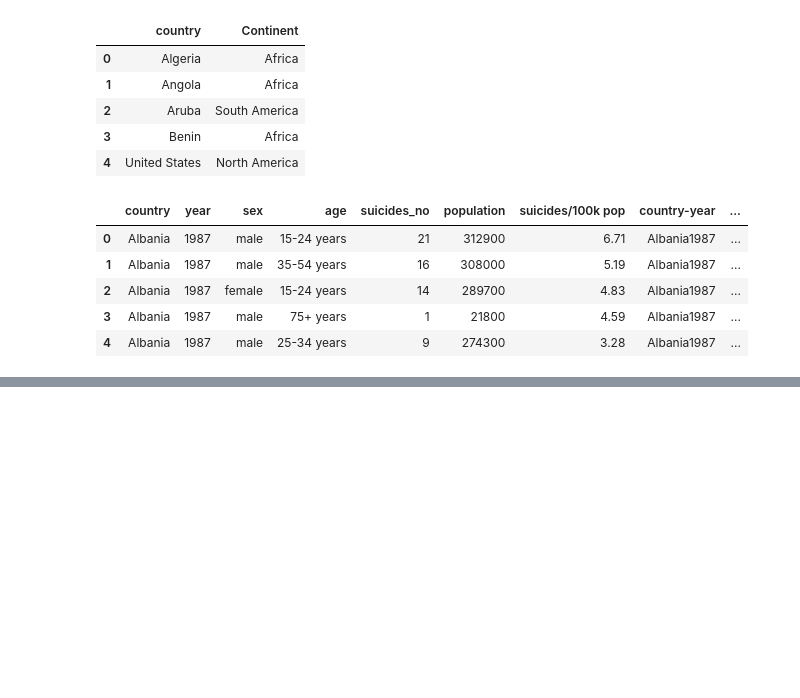
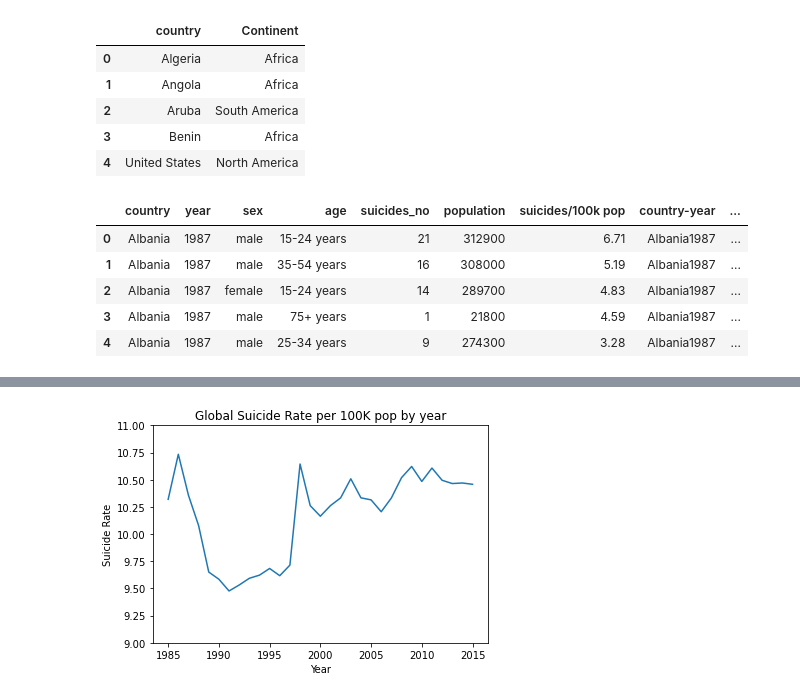
Before and after one commit to mguner-data/Global_Suicide_Data_Analysis, a Jupyter notebook: shanker_project_1.ipynb, the cells around one changed output, grey strips where cells are left out. Cells and saved outputs as stored; diff of their text form; code cells hidden in the pictures; blank space fills up the shorter version.

Commit message:
Added correlationa and regression plots

```diff
--- a/shanker_project_1.ipynb
+++ b/shanker_project_1.ipynb
@@ -400,0 +173,4 @@ KeyError: 'Generation'
+# %%
+merged_suicide_df_finalqc = merged_suicide_df[merged_suicide_df["year"]<2016]
+# %%
+merged_suicide_df_finalqc = merged_suicide_df_finalqc[merged_suicide_df_finalqc["country"].isin(common_countries_list)].reset_index()
@@ -400,0 +186,2 @@ KeyError: 'Generation'
+# %%
+sub_suicide_rate_df = merged_suicide_df_finalqc.groupby(['year']).sum()[['suicides_no','population']].reset_index()
@@ -400,0 +197,2 @@ KeyError: 'Generation'
+# %%
+sub_suicide_rate_df['Suicide_Rate'] = sub_suicide_rate_df['suicides_no']/sub_suicide_rate_df['population']*100000
@@ -400,0 +208,17 @@ KeyError: 'Generation'
+# %%
+x_axis = sub_suicide_rate_df['year']
+y_axis = sub_suicide_rate_df['Suicide_Rate']
+
+
+plt.plot(x_axis , y_axis)
+
+plt.ylim((9,11))
+
+plt.xlabel('Year')
+plt.ylabel('Suicide Rate')
+plt.title('Global Suicide Rate per 100K pop by year')
+plt.savefig("Images/Global Suicide Rate by Year.png")
+
+plt.show()
+# %% [output]
+[figure, added]
```
Also changed, not shown: parts of 142 cells of this notebook.
